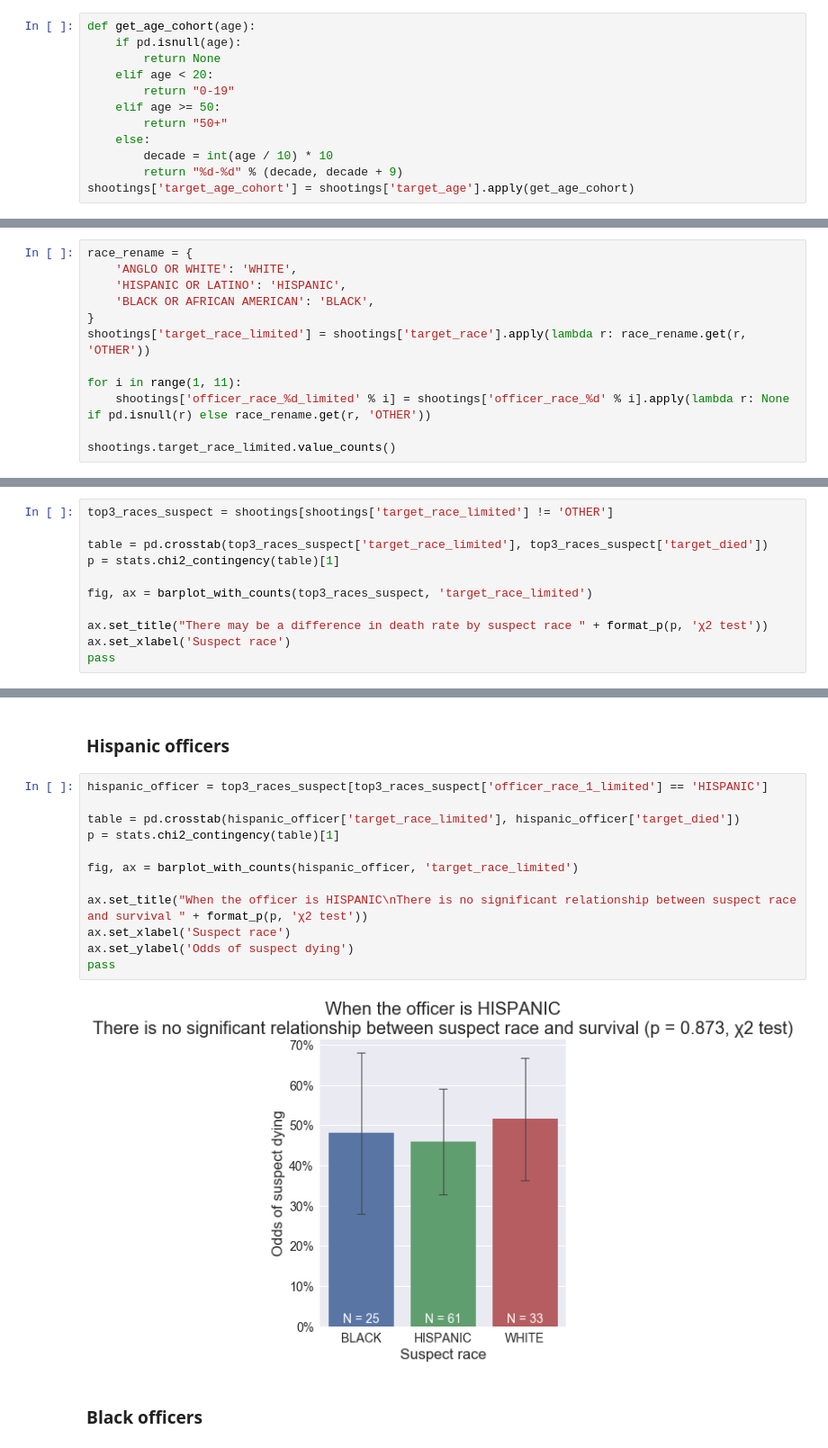
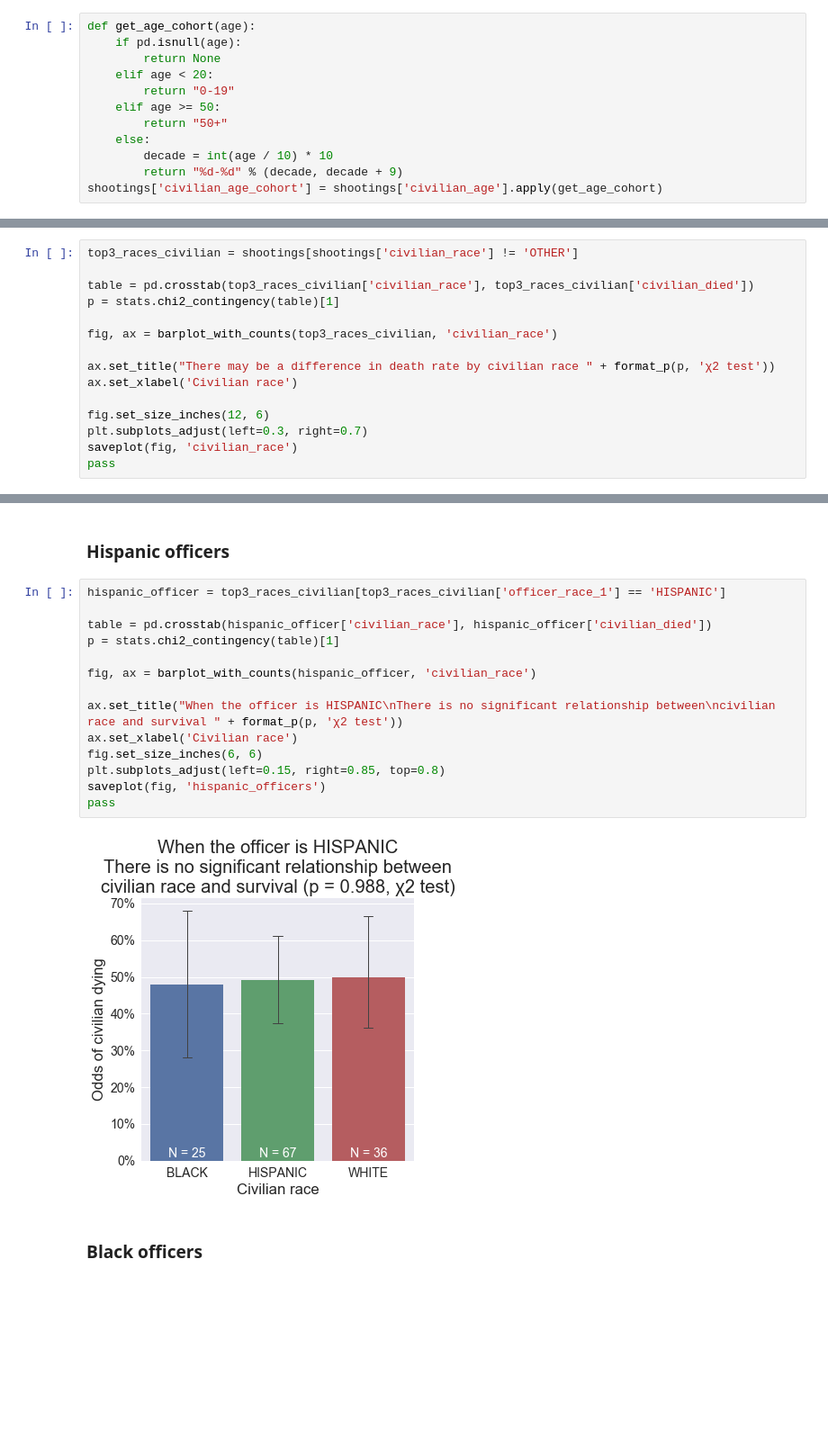
Before and after one commit to texas-justice-initiative/analysis, a Jupyter notebook: Who survives shootings?.ipynb, the cells around one changed output, grey strips where cells are left out. Shown at 90% size. Saved outputs shown, nothing was run; the diff lists cells and outputs as text; blank space fills up the shorter version.

```diff
--- a/Who survives shootings?.ipynb
+++ b/Who survives shootings?.ipynb
@@ -164,5 +187,5 @@ def get_age_cohort(age):
     else:
         decade = int(age / 10) * 10
         return "%d-%d" % (decade, decade + 9)
-shootings['target_age_cohort'] = shootings['target_age'].apply(get_age_cohort)
+shootings['civilian_age_cohort'] = shootings['civilian_age'].apply(get_age_cohort)
 # %%
@@ -248,12 +278,0 @@ Name: target_race, dtype: int64
-# %%
-race_rename = {
-    'ANGLO OR WHITE': 'WHITE',
-    'HISPANIC OR LATINO': 'HISPANIC',
-    'BLACK OR AFRICAN AMERICAN': 'BLACK',
-}
-shootings['target_race_limited'] = shootings['target_race'].apply(lambda r: race_rename.get(r, 'OTHER'))
-
-for i in range(1, 11):
-    shootings['officer_race_%d_limited' % i] = shootings['officer_race_%d' % i].apply(lambda r: None if pd.isnull(r) else race_rename.get(r, 'OTHER'))
-
-shootings.target_race_limited.value_counts()
@@ -266,12 +279,16 @@ Name: target_race_limited, dtype: int64
 # %%
-top3_races_suspect = shootings[shootings['target_race_limited'] != 'OTHER']
+top3_races_civilian = shootings[shootings['civilian_race'] != 'OTHER']
 
-table = pd.crosstab(top3_races_suspect['target_race_limited'], top3_races_suspect['target_died'])
+table = pd.crosstab(top3_races_civilian['civilian_race'], top3_races_civilian['civilian_died'])
 p = stats.chi2_contingency(table)[1]
 
-fig, ax = barplot_with_counts(top3_races_suspect, 'target_race_limited')
+fig, ax = barplot_with_counts(top3_races_civilian, 'civilian_race')
 
-ax.set_title("There may be a difference in death rate by suspect race " + format_p(p, 'χ2 test'))
-ax.set_xlabel('Suspect race')
+ax.set_title("There may be a difference in death rate by civilian race " + format_p(p, 'χ2 test'))
+ax.set_xlabel('Civilian race')
+
+fig.set_size_inches(12, 6)
+plt.subplots_adjust(left=0.3, right=0.7)
+saveplot(fig, 'civilian_race')
 pass
 # %% [output]
@@ -341,19 +362,21 @@ pass
 # %% [markdown]
 ### Hispanic officers
 # %%
-hispanic_officer = top3_races_suspect[top3_races_suspect['officer_race_1_limited'] == 'HISPANIC']
+hispanic_officer = top3_races_civilian[top3_races_civilian['officer_race_1'] == 'HISPANIC']
 
-table = pd.crosstab(hispanic_officer['target_race_limited'], hispanic_officer['target_died'])
+table = pd.crosstab(hispanic_officer['civilian_race'], hispanic_officer['civilian_died'])
 p = stats.chi2_contingency(table)[1]
 
-fig, ax = barplot_with_counts(hispanic_officer, 'target_race_limited')
+fig, ax = barplot_with_counts(hispanic_officer, 'civilian_race')
 
-ax.set_title("When the officer is HISPANIC\nThere is no significant relationship between suspect race and survival " + format_p(p, 'χ2 test'))
-ax.set_xlabel('Suspect race')
-ax.set_ylabel('Odds of suspect dying')
+ax.set_title("When the officer is HISPANIC\nThere is no significant relationship between\ncivilian race and survival " + format_p(p, 'χ2 test'))
+ax.set_xlabel('Civilian race')
+fig.set_size_inches(6, 6)
+plt.subplots_adjust(left=0.15, right=0.85, top=0.8)
+saveplot(fig, 'hispanic_officers')
 pass
 # %% [output]
-[figure, old version]
+[figure, new version]
 # %% [markdown]
 ### Black officers
 # %%
```
Also changed, not shown: parts of 47 cells of this notebook, 33 other files.
